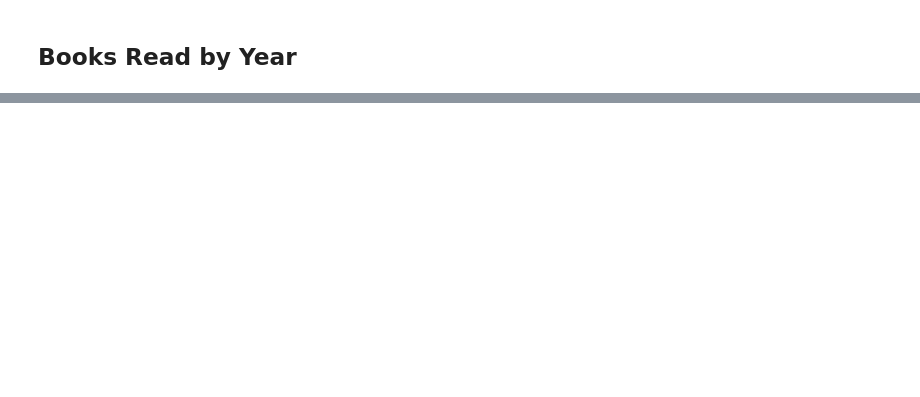
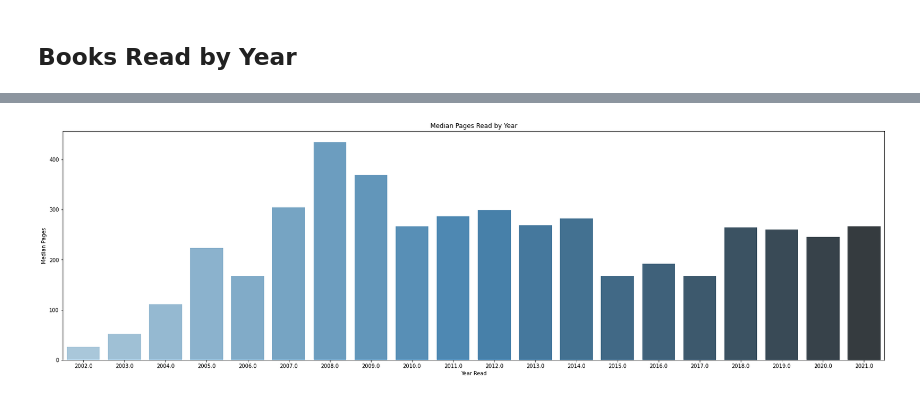
Before and after one commit to ccmilne/GoodReads_Parser, a Jupyter notebook: GoodReads_Analysis.ipynb, the cells around one changed output, grey strips where cells are left out. Cells and saved outputs as stored; diff of their text form; code cells hidden in the pictures; blank space fills up the shorter version.

```diff
--- a/GoodReads_Analysis.ipynb
+++ b/GoodReads_Analysis.ipynb
@@ -530,0 +558,7 @@ plt.show()
+# %%
+fig, ax = plt.subplots(figsize=(28,8))
+plot = sns.barplot(x=pages_median_df['Year Read'], y=pages_median_df['Median Pages'], palette='Blues_d')
+ax.set_title('Median Pages Read by Year')
+plt.show()
+# %% [output]
+[figure, added]
```
Also changed, not shown: parts of 29 cells of this notebook.
